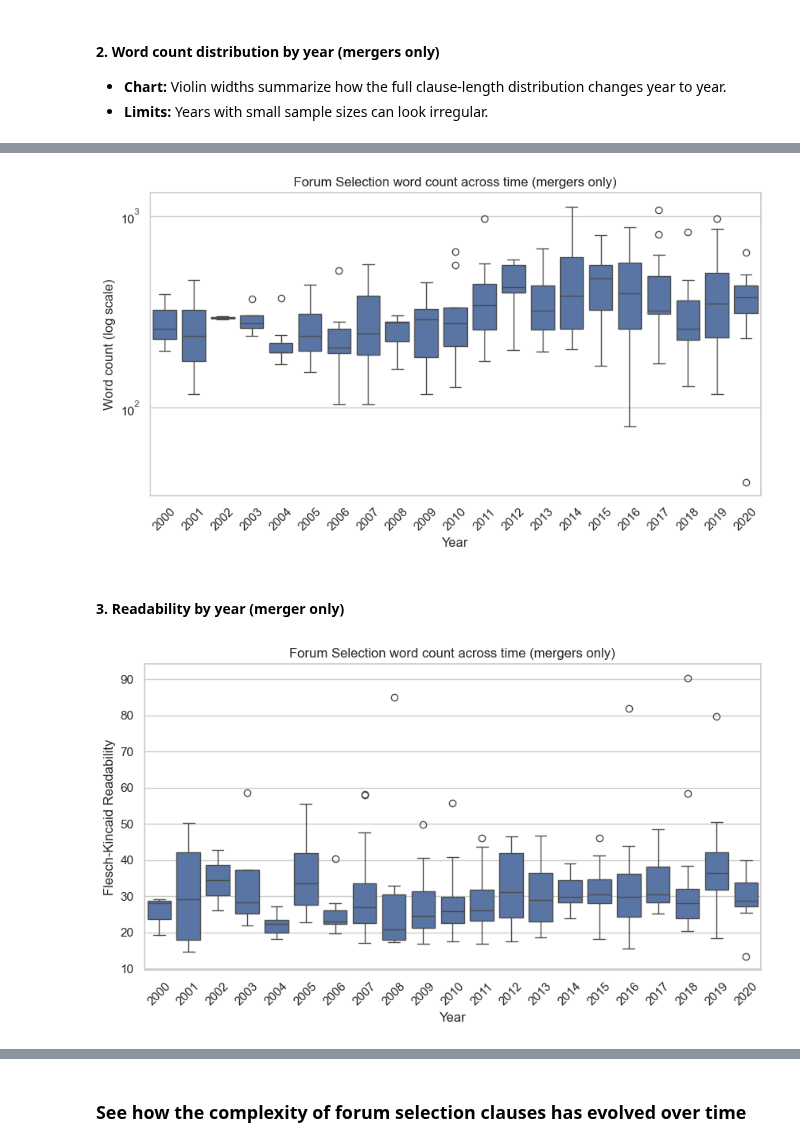
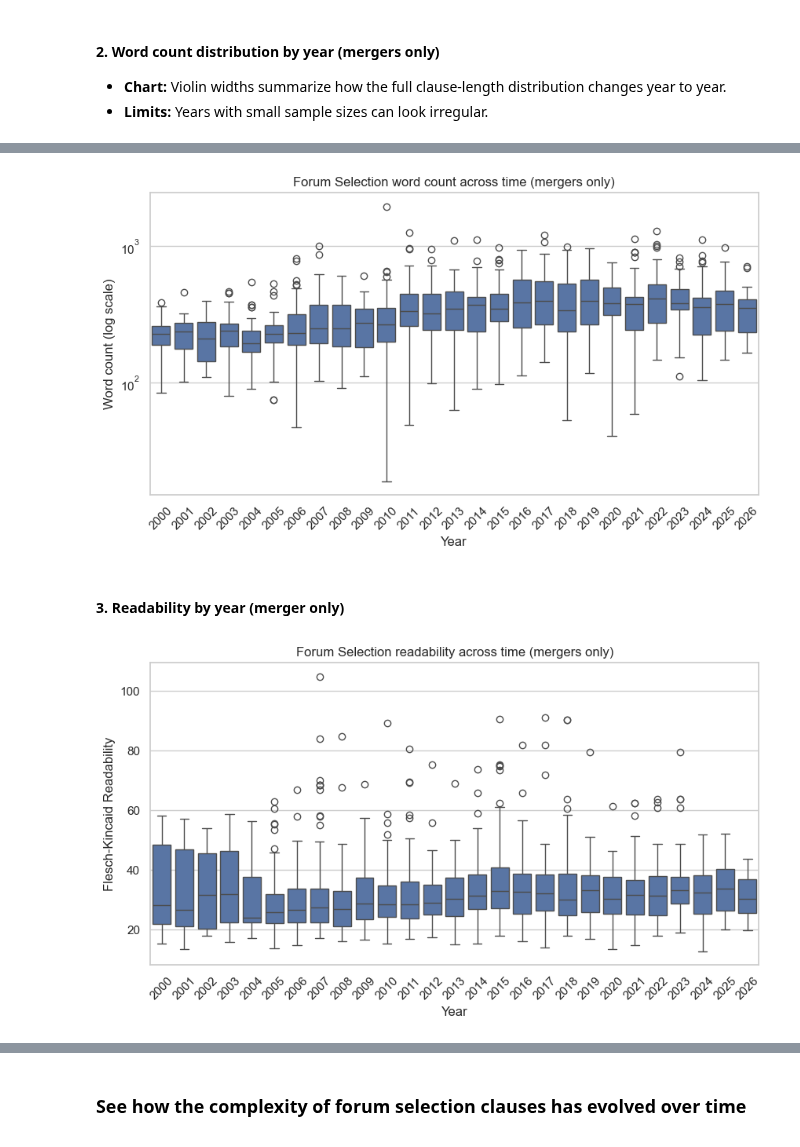
Before and after one commit to PlatosTwin/pandects-app, a Jupyter notebook: examples/pandects_api_governing_law.ipynb, the cells around one changed output, grey strips where cells are left out. Cells and saved outputs as stored; diff of their text form; code cells hidden in the pictures.

```diff
--- a/examples/pandects_api_governing_law.ipynb
+++ b/examples/pandects_api_governing_law.ipynb
@@ -1842,11 +1832,5 @@ plt.show()
 # %%
-xml_text = (
-    dff["xml"]
-    .fillna("")
-    .str.replace(r"<[^>]+>", " ", regex=True)
-    .str.replace(r"\s+", " ", regex=True)
-    .str.strip()
-)
-dff["word_count"] = xml_text.str.split().str.len()
+xml_text = xml_to_text(df_for_only["xml"])
+df_for_only["word_count"] = xml_text.str.split().str.len()
 # %%
 # Check for short outliers
@@ -1921,11 +1905,11 @@ _ = plt.title("Forum Selection word count across time (mergers only)")
 - **Chart:** Violin widths summarize how the full clause-length distribution changes year to year.
 - **Limits:** Years with small sample sizes can look irregular.
 # %%
-years = np.sort(dff["year"].astype(int).unique())
-dff["year_cat"] = pd.Categorical(dff["year"].astype(int), categories=years, ordered=True)
+years = np.sort(df_for_only["year"].astype(int).unique())
+df_for_only["year_cat"] = pd.Categorical(df_for_only["year"].astype(int), categories=years, ordered=True)
 
 plt.figure(figsize=(10, 5))
-ax = sns.violinplot(data=dff[dff['deal_type'] == 'Merger'], x="year_cat", y="word_count", cut=0, inner="quartile", density_norm="width")
+ax = sns.violinplot(data=df_for_only[df_for_only["deal_type"] == "Merger"], x="year_cat", y="word_count", cut=0, inner="quartile", density_norm="width")
 plt.yscale("log")
 
 ax.set_xticks(np.arange(len(years)))
@@ -1940,9 +1924,9 @@ plt.tight_layout()
 # %%
-years = np.sort(dff["year"].astype(int).unique())
-dff["year_cat"] = pd.Categorical(dff["year"].astype(int), categories=years, ordered=True)
+years = np.sort(df_for_only["year"].astype(int).unique())
+df_for_only["year_cat"] = pd.Categorical(df_for_only["year"].astype(int), categories=years, ordered=True)
 
 plt.figure(figsize=(10, 5))
-ax = sns.boxplot(data=dff[dff['deal_type'] == 'Merger'], x="year_cat", y="word_count")
+ax = sns.boxplot(data=df_for_only[df_for_only["deal_type"] == "Merger"], x="year_cat", y="word_count")
 plt.yscale("log")
 
 ax.set_xticks(np.arange(len(years)))
@@ -1952,25 +1936,25 @@ ax.set_xlabel("Year")
 ax.set_ylabel("Word count (log scale)")
 _ = ax.set_title("Forum Selection word count across time (mergers only)")
 # %% [output]
-[figure, old version]
+[figure, new version]
 # %% [markdown]
 #### 3. Readability by year (merger only)
 # %%
-dff['readability'] = [textstat.flesch_kincaid_grade(x) for x in xml_text]
+df_for_only["readability"] = [textstat.flesch_kincaid_grade(x) for x in xml_text]
 # %%
-years = np.sort(dff["year"].astype(int).unique())
-dff["year_cat"] = pd.Categorical(dff["year"].astype(int), categories=years, ordered=True)
+years = np.sort(df_for_only["year"].astype(int).unique())
+df_for_only["year_cat"] = pd.Categorical(df_for_only["year"].astype(int), categories=years, ordered=True)
 
 plt.figure(figsize=(10, 5))
-ax = sns.boxplot(data=dff[dff['deal_type'] == 'Merger'], x="year_cat", y="readability")
+ax = sns.boxplot(data=df_for_only[df_for_only["deal_type"] == "Merger"], x="year_cat", y="readability")
 
 ax.set_xticks(np.arange(len(years)))
 ax.set_xticklabels(years, rotation=45)
 
 ax.set_xlabel("Year")
 ax.set_ylabel("Flesch-Kincaid Readability")
-_ = ax.set_title("Forum Selection word count across time (mergers only)")
+_ = ax.set_title("Forum Selection readability across time (mergers only)")
 # %% [output]
-[figure, old version]
+[figure, new version]
 # %%
 plt.figure(figsize=(10, 5))
```
Also changed, not shown: parts of 69 cells of this notebook.
